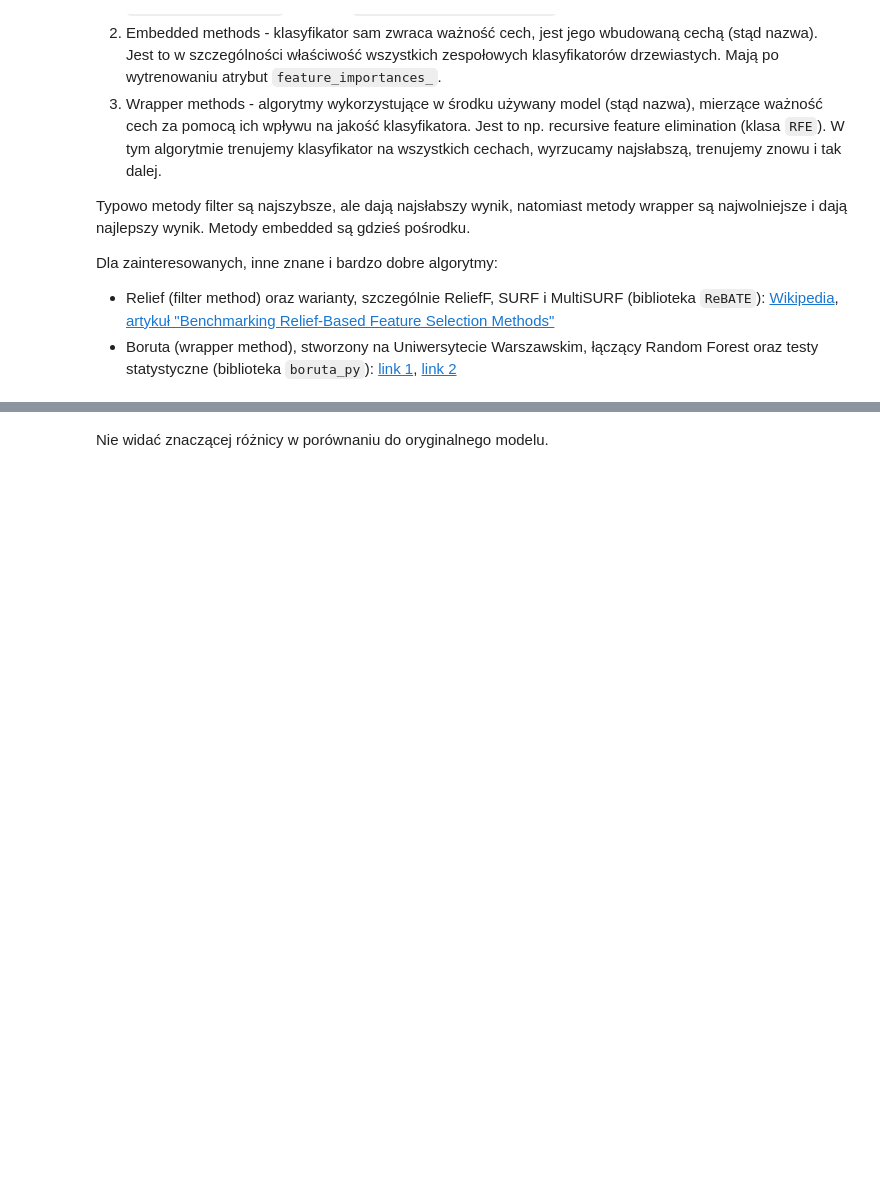
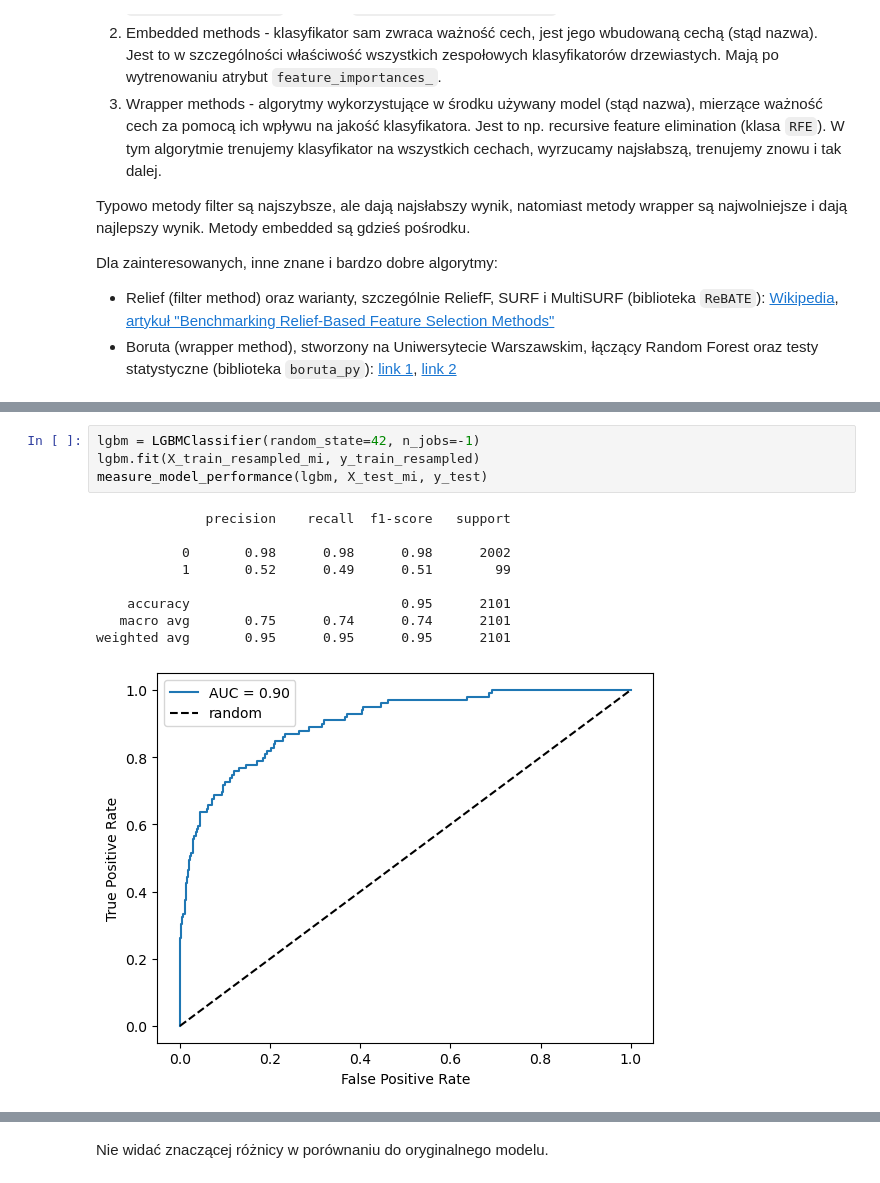
Before and after one commit to weed478/psi, a Jupyter notebook: lab2/lab_2_sol.ipynb, the cells around one changed output, grey strips where cells are left out. Cells and saved outputs as stored; diff of their text form; blank space fills up the shorter version.

```diff
--- a/lab2/lab_2_sol.ipynb
+++ b/lab2/lab_2_sol.ipynb
@@ -823 +827,15 @@ LightGBM AUC: 0.9032886305613579
+# %%
+lgbm = LGBMClassifier(random_state=42, n_jobs=-1)
+lgbm.fit(X_train_resampled_mi, y_train_resampled)
+measure_model_performance(lgbm, X_test_mi, y_test)
+# %% [output]
+              precision    recall  f1-score   support
+
+           0       0.98      0.98      0.98      2002
+           1       0.52      0.49      0.51        99
+
+    accuracy                           0.95      2101
+   macro avg       0.75      0.74      0.74      2101
+weighted avg       0.95      0.95      0.95      2101
+[figure, added]
 # %%
```
Also changed, not shown: parts of 7 cells of this notebook.
